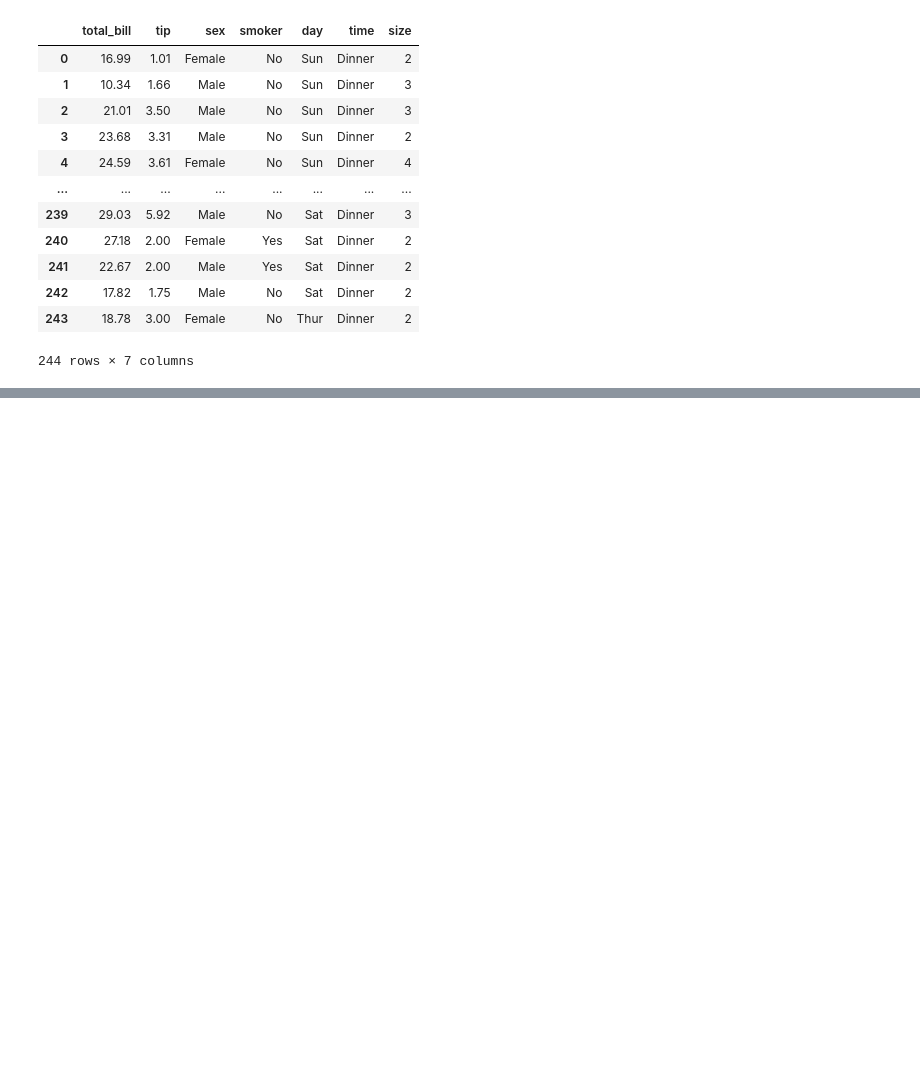
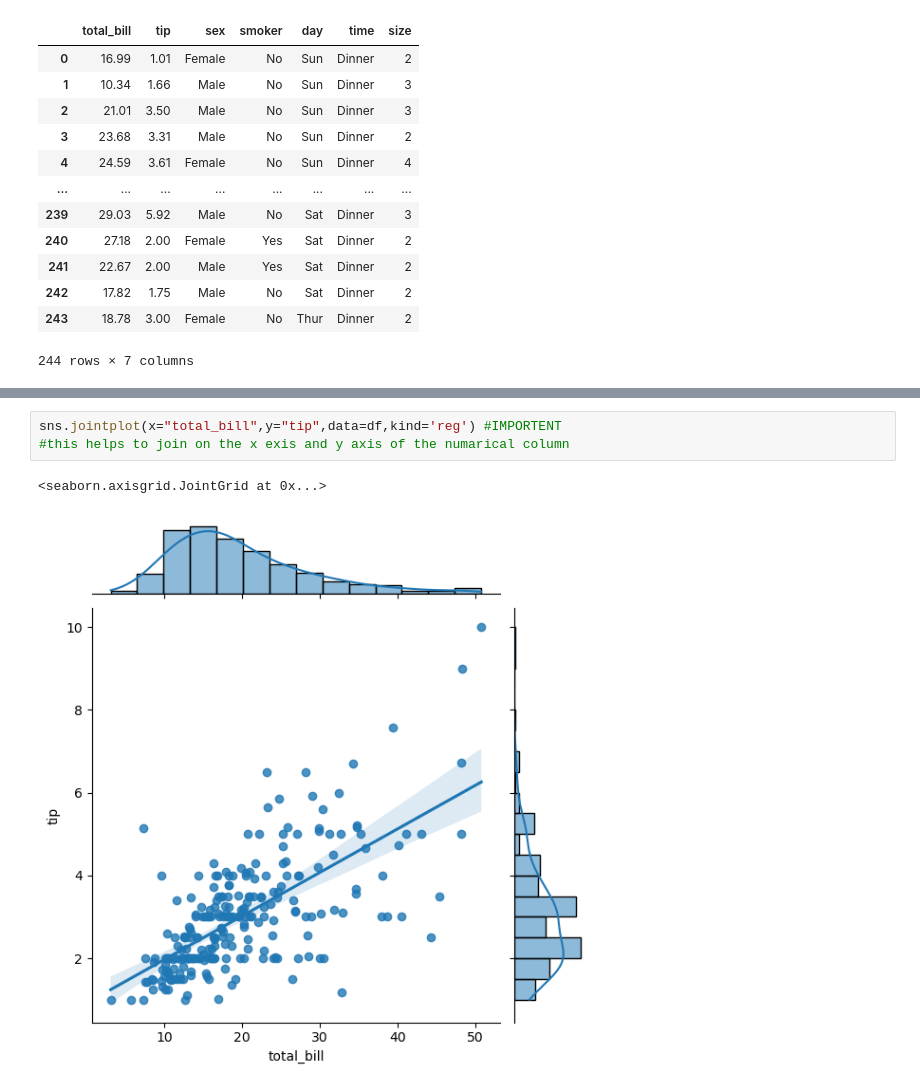
Before and after one commit to debmalya20/swaborn, a Jupyter notebook: Distributionplot.ipynb, the cells around one changed output, grey strips where cells are left out. Cells and saved outputs as stored; diff of their text form; blank space fills up the shorter version.

Commit message:
matplot lib numarical values

```diff
--- a/Distributionplot.ipynb
+++ b/Distributionplot.ipynb
@@ -39,0 +59,6 @@ sns.displot(df["total_bill"],bins=20) #this is how we make displot of any quanta
+# %%
+sns.jointplot(x="total_bill",y="tip",data=df,kind='reg') #IMPORTENT
+#this helps to join on the x exis and y axis of the numarical column
+# %% [output]
+<seaborn.axisgrid.JointGrid at 0x...>
+[figure, added]
```
Also changed, not shown: parts of 9 cells of this notebook, 1 other file.
